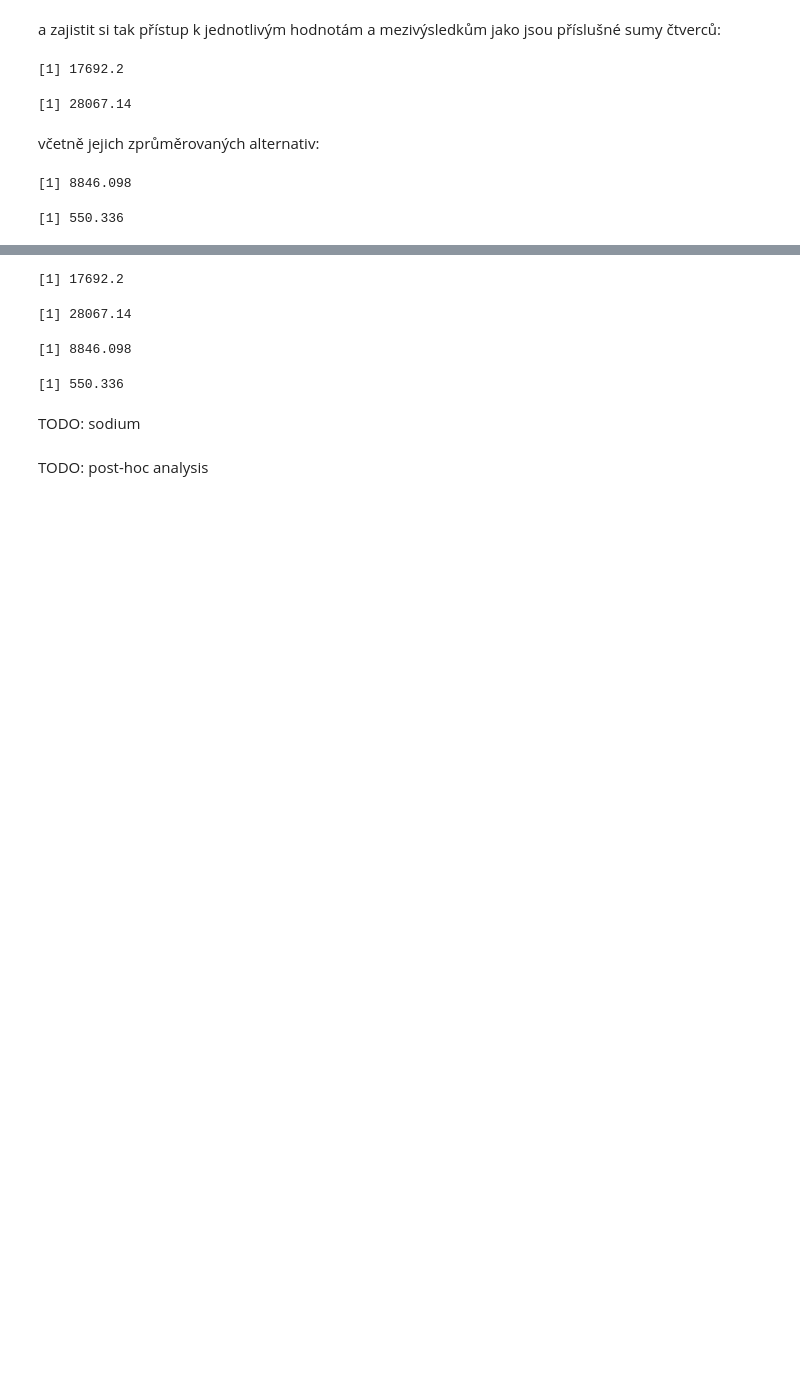
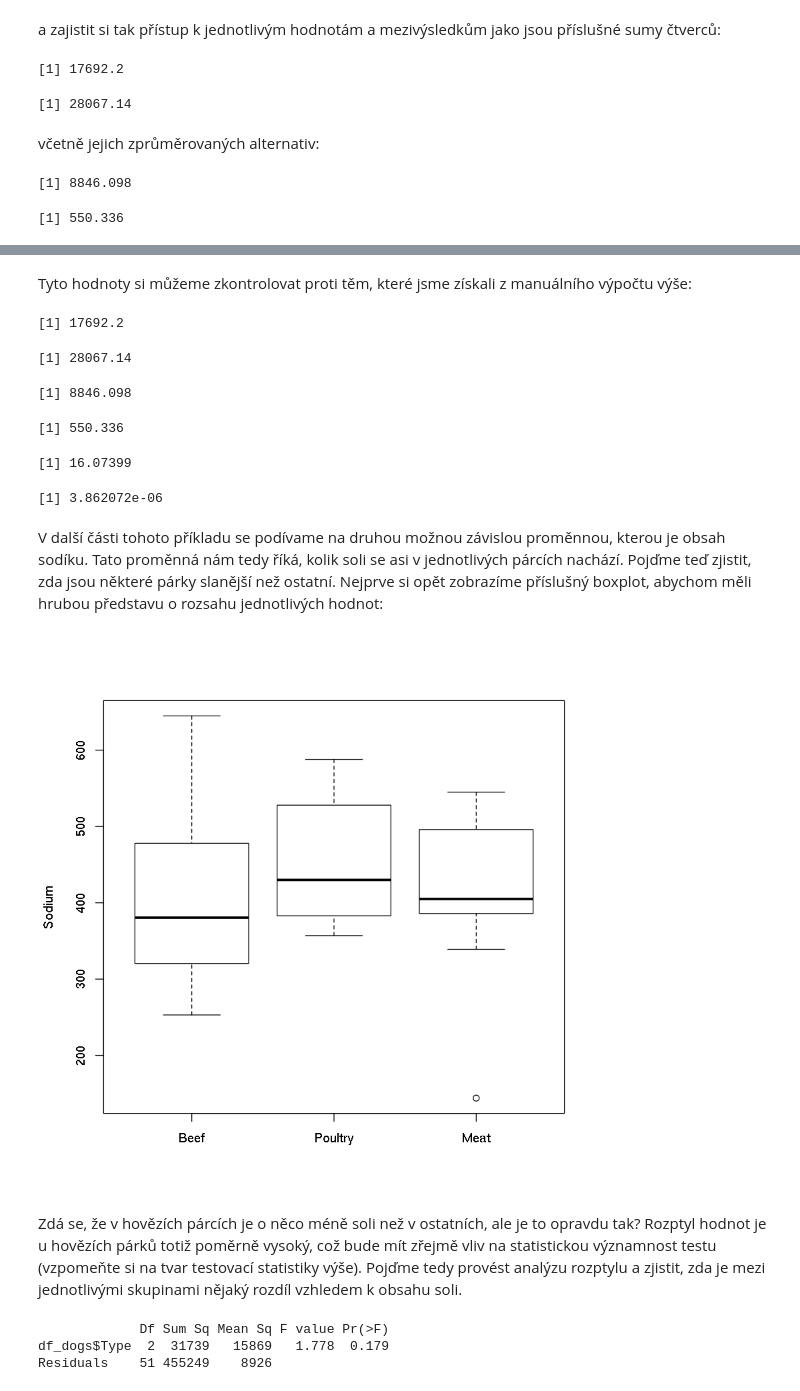
Before and after one commit to lich-uct/r_tutorial, a Jupyter notebook: 08/08.ipynb, the cells around one changed output, grey strips where cells are left out. Cells and saved outputs as stored; diff of their text form; code cells hidden in the pictures; blank space fills up the shorter version.

Commit message:
zacatek post-hoc testu

```diff
--- a/08/08.ipynb
+++ b/08/08.ipynb
@@ -754,14 +761,37 @@ které máme též k dispozici z manuálního výpočtu výše:
+# %% [markdown]
+Tyto hodnoty si můžeme zkontrolovat proti těm, které jsme získali z manuálního výpočtu výše:
 # %%
 ss_b
 ss_w
 ss_b / f_b
 ss_w / f_w
+F
+p_val
 # %% [output]
 [1] 17692.2
 [1] 28067.14
 [1] 8846.098
 [1] 550.336
+[1] 16.07399
+[1] 3.862072e-06
-# %% [markdown]
-TODO: sodium
-# %% [markdown]
-TODO: post-hoc analysis
+# %% [markdown]
+V další části tohoto příkladu se podívame na druhou možnou závislou proměnnou, kterou je obsah sodíku. Tato proměnná nám tedy říká, kolik soli se asi v jednotlivých párcích nachází. Pojďme teď zjistit, zda jsou některé párky slanější než ostatní. Nejprve si opět zobrazíme příslušný boxplot, abychom měli hrubou představu o rozsahu jednotlivých hodnot:
+# %%
+df_dogs_split <- split(df_dogs, df_dogs$Type)
+boxplot(
+    df_dogs_split$Beef$Sodium
+    , df_dogs_split$Poultry$Sodium
+    , df_dogs_split$Meat$Sodium
+    , names = c("Beef", "Poultry", "Meat")
+    , ylab = "Sodium"
+)
+# %% [output]
+[figure, added]
+# %% [markdown]
+Zdá se, že v hovězích párcích je o něco méně soli než v ostatních, ale je to opravdu tak? Rozptyl hodnot je u hovězích párků totiž poměrně vysoký, což bude mít zřejmě vliv na statistickou významnost testu (vzpomeňte si na tvar testovací statistiky výše). Pojďme tedy provést analýzu rozptylu a zjistit, zda je mezi jednotlivými skupinami nějaký rozdíl vzhledem k obsahu soli.
+# %%
+summary(aov(df_dogs$Sodium ~ df_dogs$Type))
+# %% [output]
+             Df Sum Sq Mean Sq F value Pr(>F)
+df_dogs$Type  2  31739   15869   1.778  0.179
+Residuals    51 455249    8926
```
Also changed, not shown: parts of 11 cells of this notebook.
